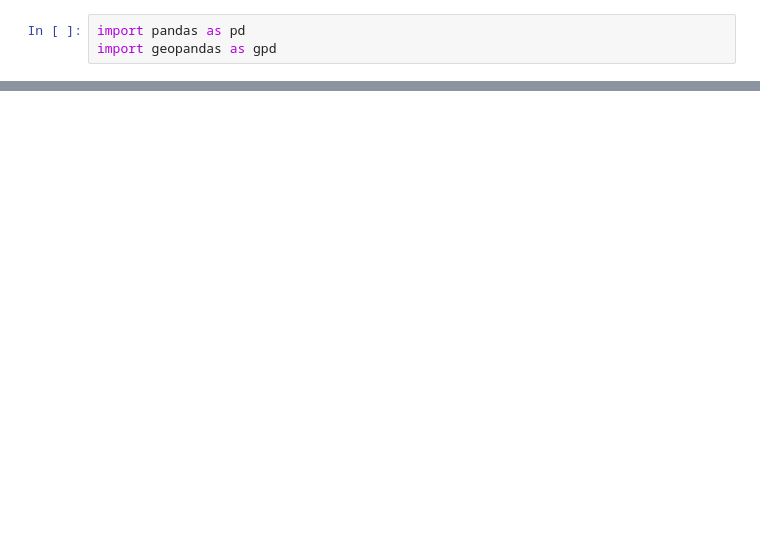
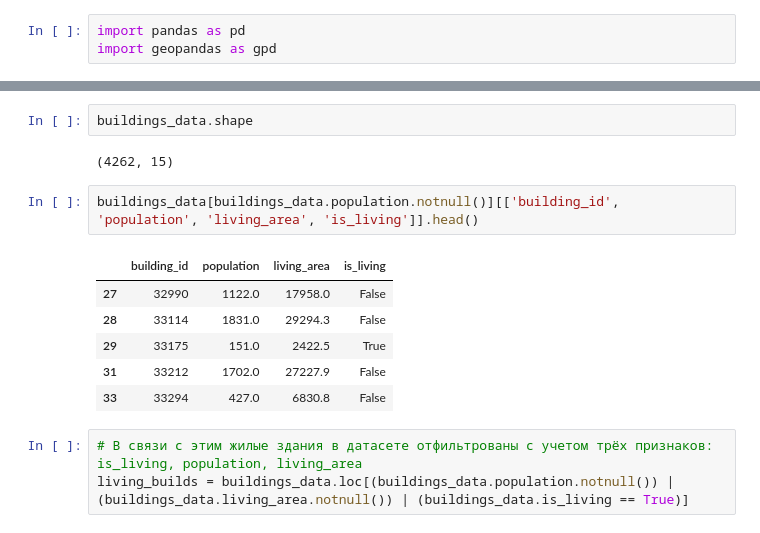
Before and after one commit to TikhonovaOlga-Spb/clustering_blocks, a Jupyter notebook: clustering_pipeline.ipynb, the cells around one changed output, grey strips where cells are left out. Saved outputs shown, nothing was run; the diff lists cells and outputs as text; blank space fills up the shorter version.

```diff
--- a/clustering_pipeline.ipynb
+++ b/clustering_pipeline.ipynb
@@ -15,0 +152,16 @@ data.head()
+# %%
+buildings_data.shape
+# %% [output]
+(4262, 15)
+# %%
+buildings_data[buildings_data.population.notnull()][['building_id', 'population', 'living_area', 'is_living']].head()
+# %% [output]
+|  | building_id | population | living_area | is_living |
+| 27 | 32990 | 1122.0 | 17958.0 | False |
+| 28 | 33114 | 1831.0 | 29294.3 | False |
+| 29 | 33175 | 151.0 | 2422.5 | True |
+| 31 | 33212 | 1702.0 | 27227.9 | False |
+| 33 | 33294 | 427.0 | 6830.8 | False |
+# %%
+# В связи с этим жилые здания в датасете отфильтрованы с учетом трёх признаков: is_living, population, living_area
+living_builds = buildings_data.loc[(buildings_data.population.notnull()) | (buildings_data.living_area.notnull()) | (buildings_data.is_living == True)]
```
Also changed, not shown: parts of 36 cells of this notebook, 14 other files.
